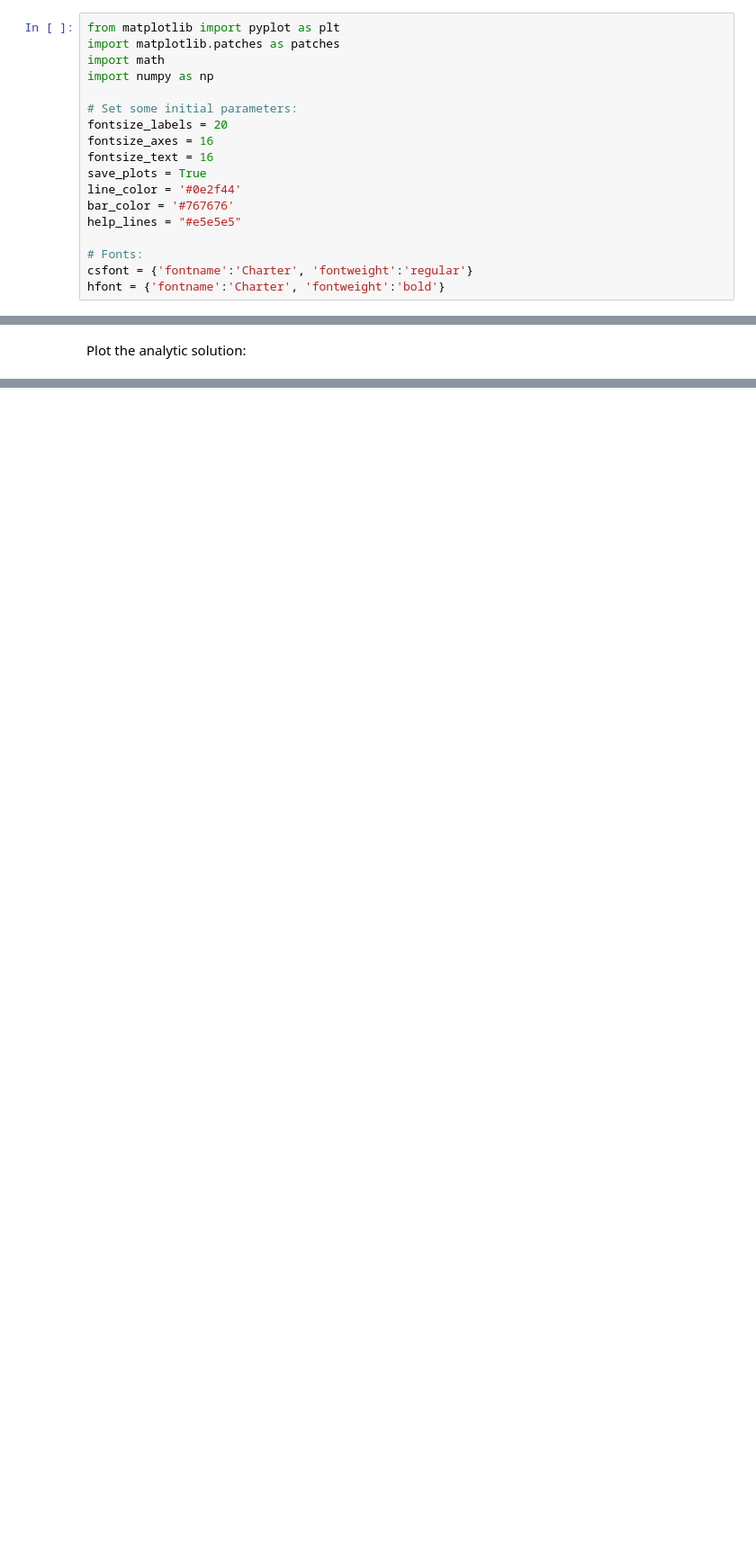
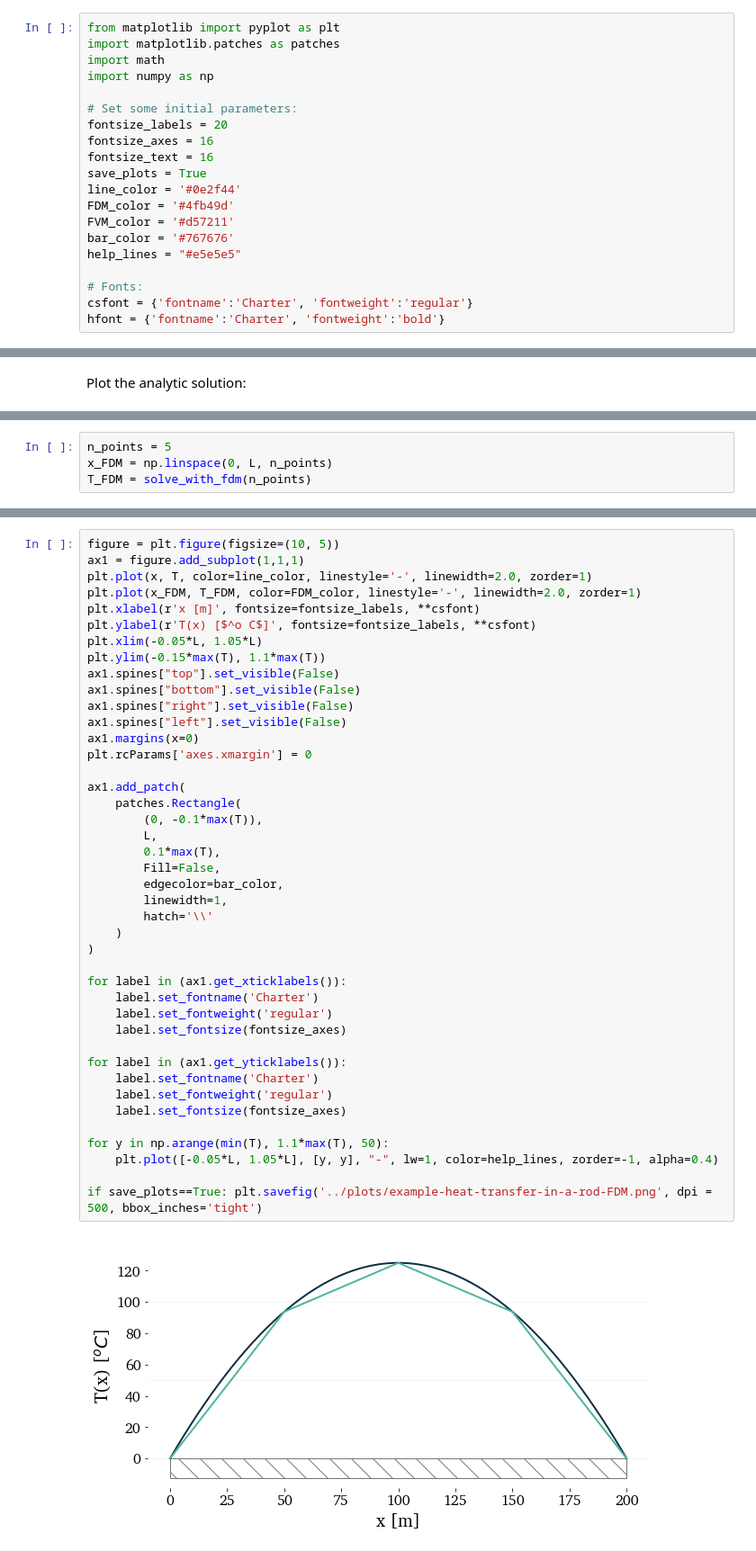
Before and after one commit to kamilazdybal/fluid-dynamics-and-transport-phenomena, a Jupyter notebook: transport-phenomena-with-Python/code/example-heat-transfer-in-a-rod.ipynb, the cells around one changed output, grey strips where cells are left out. Shown: that part at 90% size. Saved outputs shown, nothing was run; the diff lists cells and outputs as text; blank space fills up the shorter version.

Commit message:
Finished FDM computational example

```diff
--- a/transport-phenomena-with-Python/code/example-heat-transfer-in-a-rod.ipynb
+++ b/transport-phenomena-with-Python/code/example-heat-transfer-in-a-rod.ipynb
@@ -18,6 +22,8 @@ fontsize_axes = 16
 fontsize_text = 16
 save_plots = True
 line_color = '#0e2f44'
+FDM_color = '#4fb49d'
+FVM_color = '#d57211'
 bar_color = '#767676'
 help_lines = "#e5e5e5"
 
@@ -91,0 +181,4 @@ if save_plots==True: plt.savefig('../plots/example-heat-transfer-in-a-rod-analyt
+# %%
+n_points = 5
+x_FDM = np.linspace(0, L, n_points)
+T_FDM = solve_with_fdm(n_points)
@@ -91,0 +187,44 @@ if save_plots==True: plt.savefig('../plots/example-heat-transfer-in-a-rod-analyt
+# %%
+figure = plt.figure(figsize=(10, 5))
+ax1 = figure.add_subplot(1,1,1)
+plt.plot(x, T, color=line_color, linestyle='-', linewidth=2.0, zorder=1)
+plt.plot(x_FDM, T_FDM, color=FDM_color, linestyle='-', linewidth=2.0, zorder=1)
+plt.xlabel(r'x [m]', fontsize=fontsize_labels, **csfont)
+plt.ylabel(r'T(x) [$^o C$]', fontsize=fontsize_labels, **csfont)
+plt.xlim(-0.05*L, 1.05*L)
+plt.ylim(-0.15*max(T), 1.1*max(T))
+ax1.spines["top"].set_visible(False)
+ax1.spines["bottom"].set_visible(False)
+ax1.spines["right"].set_visible(False)
+ax1.spines["left"].set_visible(False)
+ax1.margins(x=0)
+plt.rcParams['axes.xmargin'] = 0
+
+ax1.add_patch(
+    patches.Rectangle(
+        (0, -0.1*max(T)),
+        L,
+        0.1*max(T),
+        Fill=False,
+        edgecolor=bar_color,
+        linewidth=1,
+        hatch='\\'
+    )
+)
+
+for label in (ax1.get_xticklabels()):
+    label.set_fontname('Charter')
+    label.set_fontweight('regular')
+    label.set_fontsize(fontsize_axes)
+
+for label in (ax1.get_yticklabels()):
+    label.set_fontname('Charter')
+    label.set_fontweight('regular')
+    label.set_fontsize(fontsize_axes)
+
+for y in np.arange(min(T), 1.1*max(T), 50):
+    plt.plot([-0.05*L, 1.05*L], [y, y], "-", lw=1, color=help_lines, zorder=-1, alpha=0.4)
+
+if save_plots==True: plt.savefig('../plots/example-heat-transfer-in-a-rod-FDM.png', dpi = 500, bbox_inches='tight')
+# %% [output]
+[figure, added]
```
Also changed, not shown: parts of 8 cells of this notebook, 4 other files.
